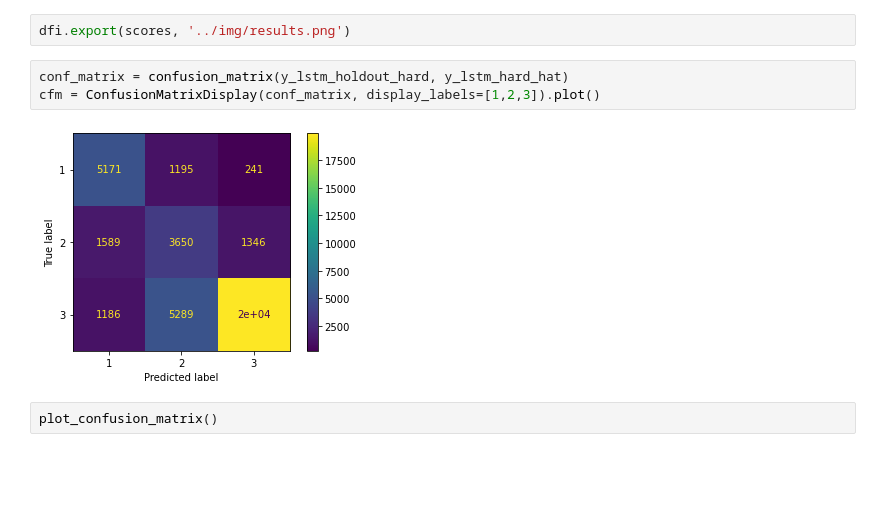
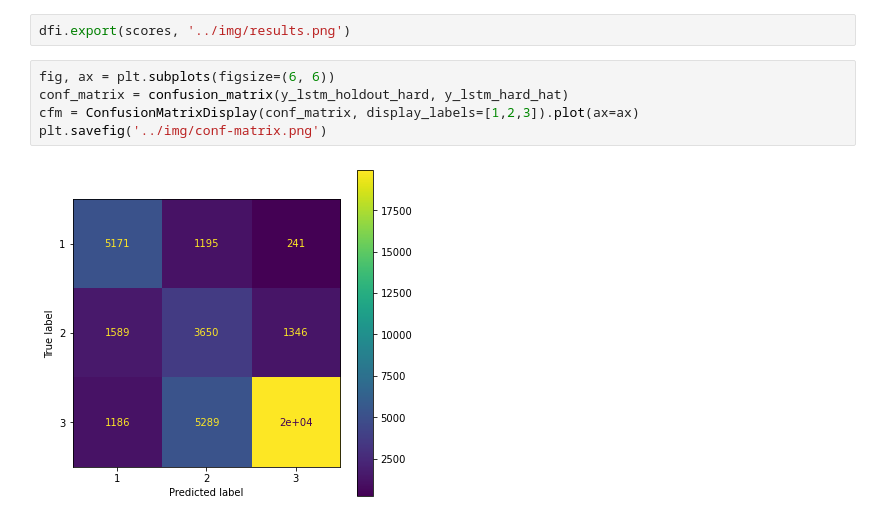
Before and after one commit to sashasabater/restaurant-reviews, a Jupyter notebook: src/notes2.ipynb, the cells around one changed output. Cells and saved outputs as stored; diff of their text form; blank space fills up the shorter version.

Commit message:
conf-matrix update

```diff
--- a/src/notes2.ipynb
+++ b/src/notes2.ipynb
@@ -489,9 +489,9 @@ scores['LSTM Final'] = lstm_scores
 # %%
 dfi.export(scores, '../img/results.png')
 # %%
+fig, ax = plt.subplots(figsize=(6, 6))
 conf_matrix = confusion_matrix(y_lstm_holdout_hard, y_lstm_hard_hat)
-cfm = ConfusionMatrixDisplay(conf_matrix, display_labels=[1,2,3]).plot()
+cfm = ConfusionMatrixDisplay(conf_matrix, display_labels=[1,2,3]).plot(ax=ax)
+plt.savefig('../img/conf-matrix.png')
 # %% [output]
-[figure, old version]
+[figure, new version]
-# %%
-plot_confusion_matrix()
```
Also changed, not shown: parts of 1 cell of this notebook, 1 other file.
